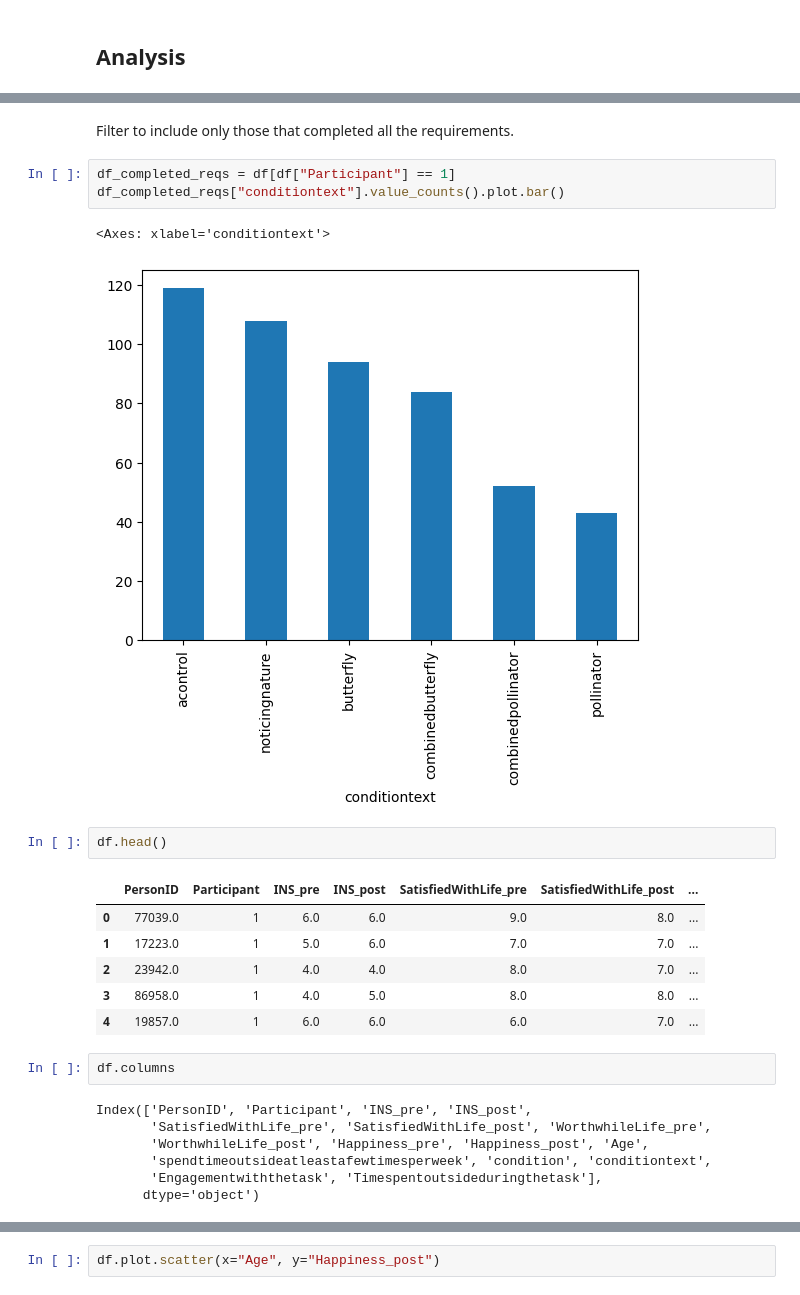
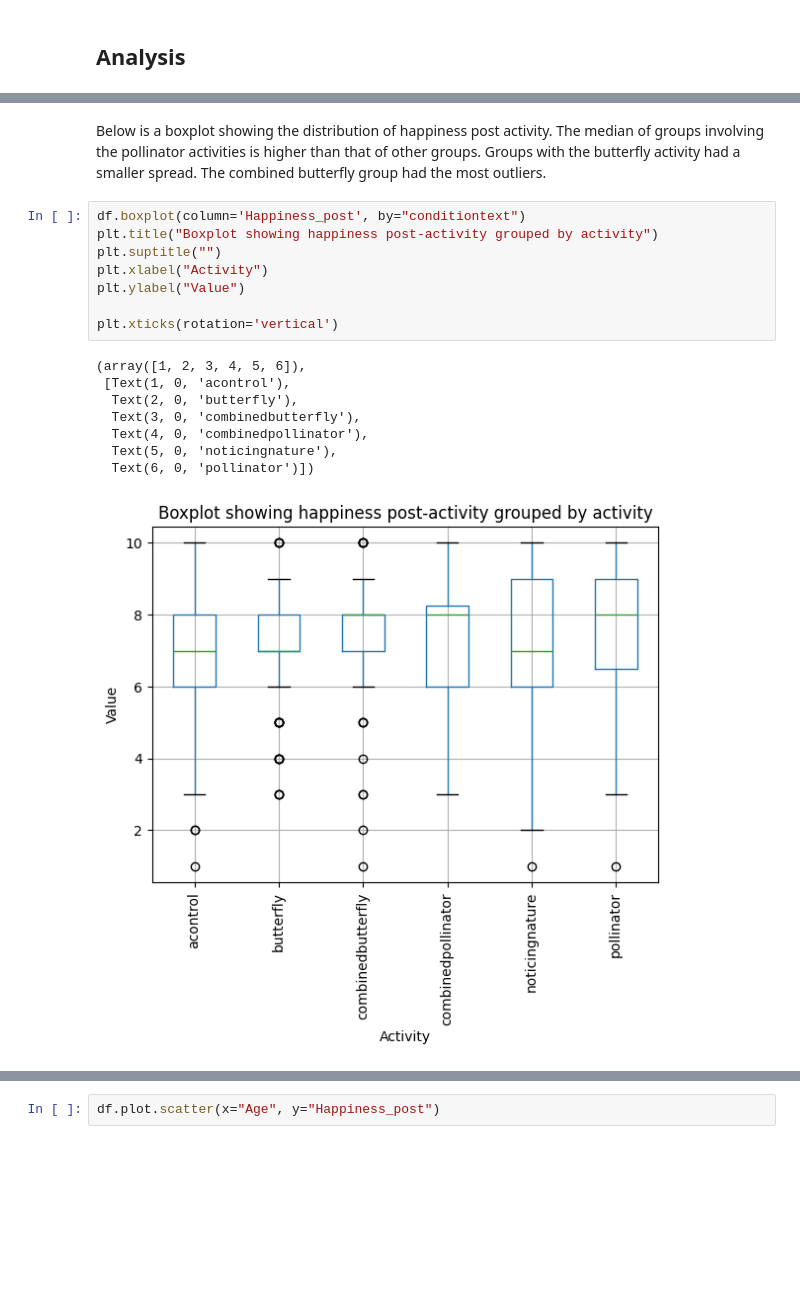
Before and after one commit to fraserdeans/lis-everything-counts-1, a Jupyter notebook: notebook.ipynb, the cells around one changed output, grey strips where cells are left out. Cells and saved outputs as stored; diff of their text form; blank space fills up the shorter version.

```diff
--- a/notebook.ipynb
+++ b/notebook.ipynb
@@ -262,26 +243,19 @@ df_grouped_by_task_completion.plot(kind="bar", stacked="True")
-# %% [markdown]
-Filter to include only those that completed all the requirements.
-# %%
-df_completed_reqs = df[df["Participant"] == 1]
-df_completed_reqs["conditiontext"].value_counts().plot.bar()
-# %% [output]
-<Axes: xlabel='conditiontext'>
-[figure, removed]
-# %%
-df.head()
-# %% [output]
-|  | PersonID | Participant | INS_pre | INS_post | SatisfiedWithLife_pre | SatisfiedWithLife_post | ... |
-| 0 | 77039.0 | 1 | 6.0 | 6.0 | 9.0 | 8.0 | ... |
-| 1 | 17223.0 | 1 | 5.0 | 6.0 | 7.0 | 7.0 | ... |
-| 2 | 23942.0 | 1 | 4.0 | 4.0 | 8.0 | 7.0 | ... |
-| 3 | 86958.0 | 1 | 4.0 | 5.0 | 8.0 | 8.0 | ... |
-| 4 | 19857.0 | 1 | 6.0 | 6.0 | 6.0 | 7.0 | ... |
-# %%
-df.columns
-# %% [output]
-Index(['PersonID', 'Participant', 'INS_pre', 'INS_post',
-       'SatisfiedWithLife_pre', 'SatisfiedWithLife_post', 'WorthwhileLife_pre',
-       'WorthwhileLife_post', 'Happiness_pre', 'Happiness_post', 'Age',
-       'spendtimeoutsideatleastafewtimesperweek', 'condition', 'conditiontext',
-       'Engagementwiththetask', 'Timespentoutsideduringthetask'],
-      dtype='object')
+# %% [markdown]
+Below is a boxplot showing the distribution of happiness post activity. The median of groups involving the pollinator activities is higher than that of other groups. Groups with the butterfly activity had a smaller spread. The combined butterfly group had the most outliers.
+# %%
+df.boxplot(column='Happiness_post', by="conditiontext")
+plt.title("Boxplot showing happiness post-activity grouped by activity")
+plt.suptitle("")
+plt.xlabel("Activity")
+plt.ylabel("Value")
+
+plt.xticks(rotation='vertical')
+# %% [output]
+(array([1, 2, 3, 4, 5, 6]),
+ [Text(1, 0, 'acontrol'),
+  Text(2, 0, 'butterfly'),
+  Text(3, 0, 'combinedbutterfly'),
+  Text(4, 0, 'combinedpollinator'),
+  Text(5, 0, 'noticingnature'),
+  Text(6, 0, 'pollinator')])
+[figure, added]
```
Also changed, not shown: parts of 32 cells of this notebook.
